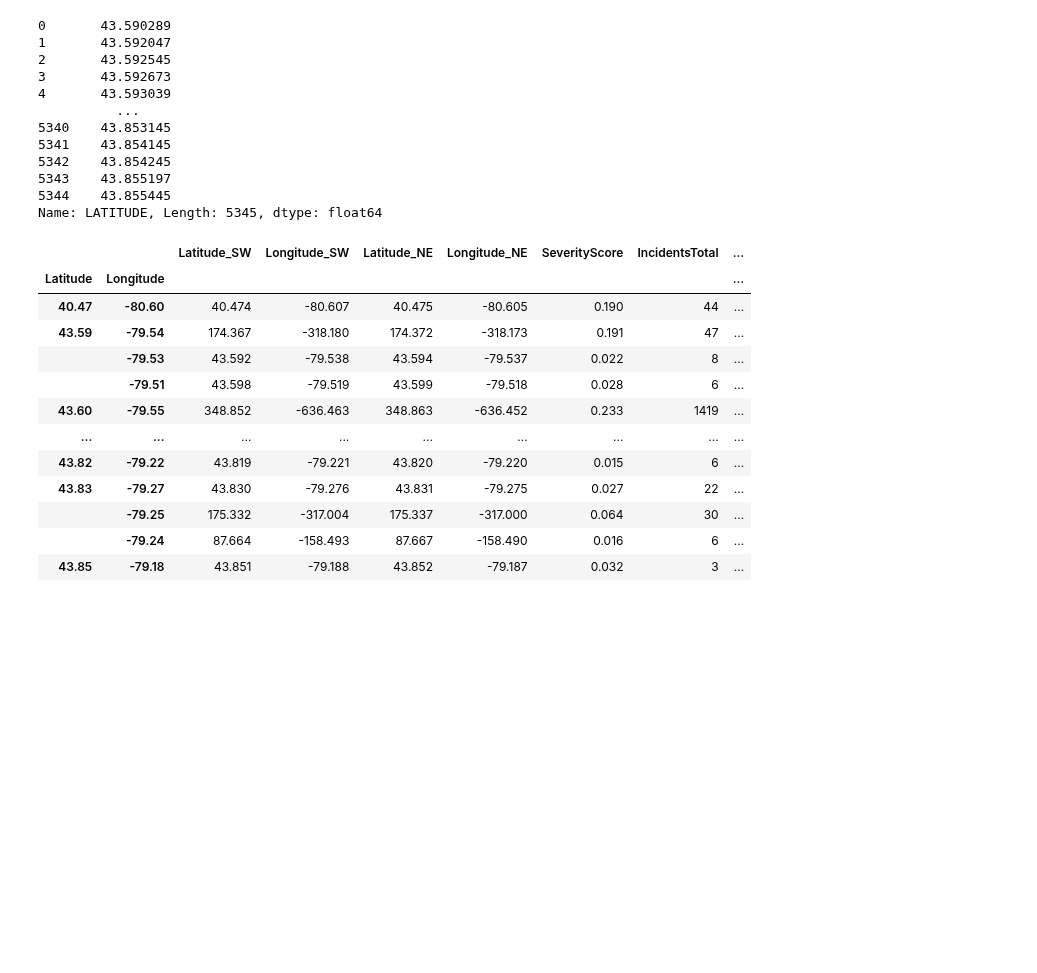
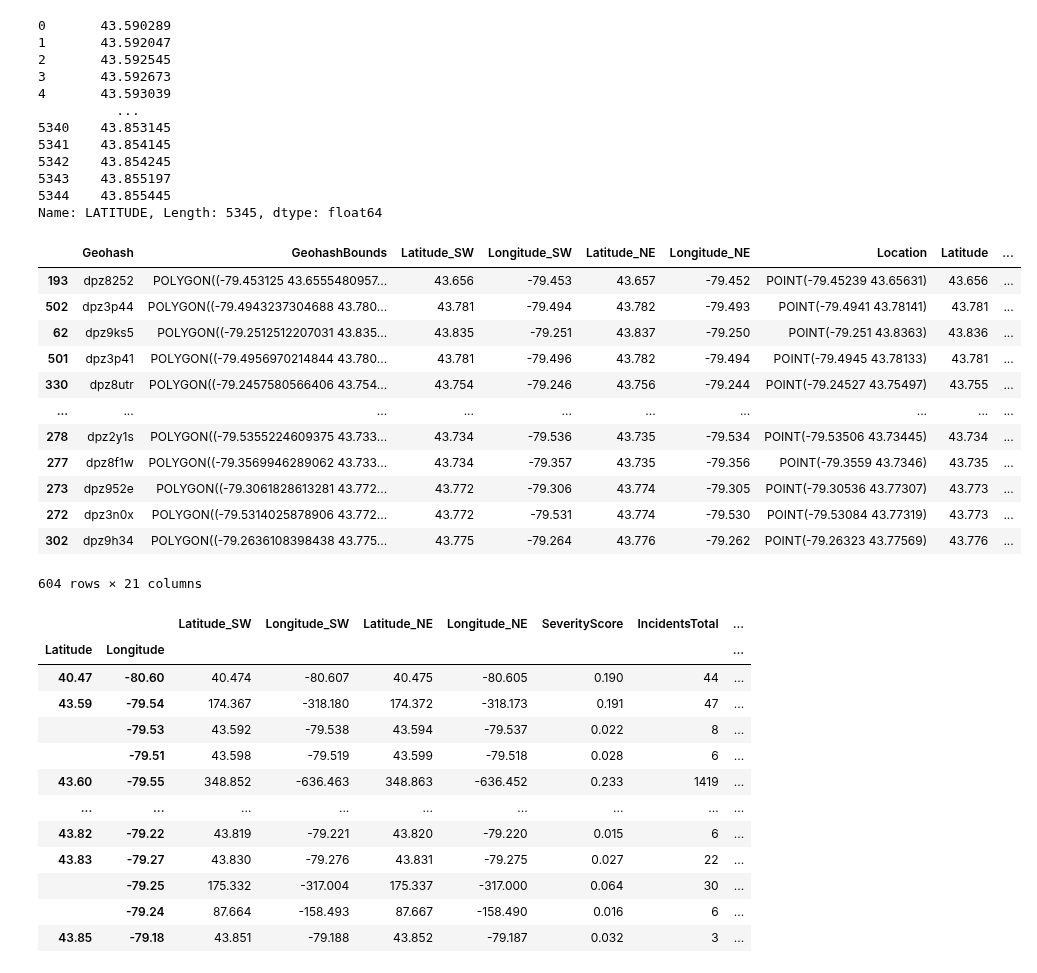
Before and after one commit to Vincent-Kwan/Safe-Roads-Competition, a Jupyter notebook: KSI_Hazardous.ipynb, the cells around one changed output. Drawn from its saved outputs; the diff is of its cells as text; code cells hidden in the pictures; blank space fills up the shorter version.

```diff
--- a/KSI_Hazardous.ipynb
+++ b/KSI_Hazardous.ipynb
@@ -49,10 +49,26 @@ ksi_collapse['LATITUDE']
 5344    43.855445
 Name: LATITUDE, Length: 5345, dtype: float64
 # %%
-hazardous_df['Longitude'] = hazardous_df['Longitude'].apply(util.truncate, args = (2, ))
-hazardous_df['Latitude'] = hazardous_df['Latitude'].apply(util.truncate, args = (2,))
+hazardous_df['Longitude'] = hazardous_df['Longitude'].apply(util.truncate, args = (3, ))
+hazardous_df['Latitude'] = hazardous_df['Latitude'].apply(util.truncate, args = (3,))
 # %%
 hazardous_merge = hazardous_df.merge(ksi_collapse, left_on = ['Latitude', 'Longitude'], right_on = ['LATITUDE', 'LONGITUDE'], how = 'inner')
+# %%
+hazardous_merge.sort_values(by = 'COUNT', ascending = False)
+# %% [output]
+|  | Geohash | GeohashBounds | Latitude_SW | Longitude_SW | Latitude_NE | Longitude_NE | Location | Latitude | ... |
+| 193 | dpz8252 | POLYGON((-79.453125 43.6555480957... | 43.656 | -79.453 | 43.657 | -79.452 | POINT(-79.45239 43.65631) | 43.656 | ... |
+| 502 | dpz3p44 | POLYGON((-79.4943237304688 43.780... | 43.781 | -79.494 | 43.782 | -79.493 | POINT(-79.4941 43.78141) | 43.781 | ... |
+| 62 | dpz9ks5 | POLYGON((-79.2512512207031 43.835... | 43.835 | -79.251 | 43.837 | -79.250 | POINT(-79.251 43.8363) | 43.836 | ... |
+| 501 | dpz3p41 | POLYGON((-79.4956970214844 43.780... | 43.781 | -79.496 | 43.782 | -79.494 | POINT(-79.4945 43.78133) | 43.781 | ... |
+| 330 | dpz8utr | POLYGON((-79.2457580566406 43.754... | 43.754 | -79.246 | 43.756 | -79.244 | POINT(-79.24527 43.75497) | 43.755 | ... |
+| ... | ... | ... | ... | ... | ... | ... | ... | ... | ... |
+| 278 | dpz2y1s | POLYGON((-79.5355224609375 43.733... | 43.734 | -79.536 | 43.735 | -79.534 | POINT(-79.53506 43.73445) | 43.734 | ... |
+| 277 | dpz8f1w | POLYGON((-79.3569946289062 43.733... | 43.734 | -79.357 | 43.735 | -79.356 | POINT(-79.3559 43.7346) | 43.735 | ... |
+| 273 | dpz952e | POLYGON((-79.3061828613281 43.772... | 43.772 | -79.306 | 43.774 | -79.305 | POINT(-79.30536 43.77307) | 43.773 | ... |
+| 272 | dpz3n0x | POLYGON((-79.5314025878906 43.772... | 43.772 | -79.531 | 43.774 | -79.530 | POINT(-79.53084 43.77319) | 43.773 | ... |
+| 302 | dpz9h34 | POLYGON((-79.2636108398438 43.775... | 43.775 | -79.264 | 43.776 | -79.262 | POINT(-79.26323 43.77569) | 43.776 | ... |
+604 rows × 21 columns
 # %%
 hazardous_df.groupby(['Latitude', 'Longitude'])
 # %% [output]
```
Also changed, not shown: 5 other files.
